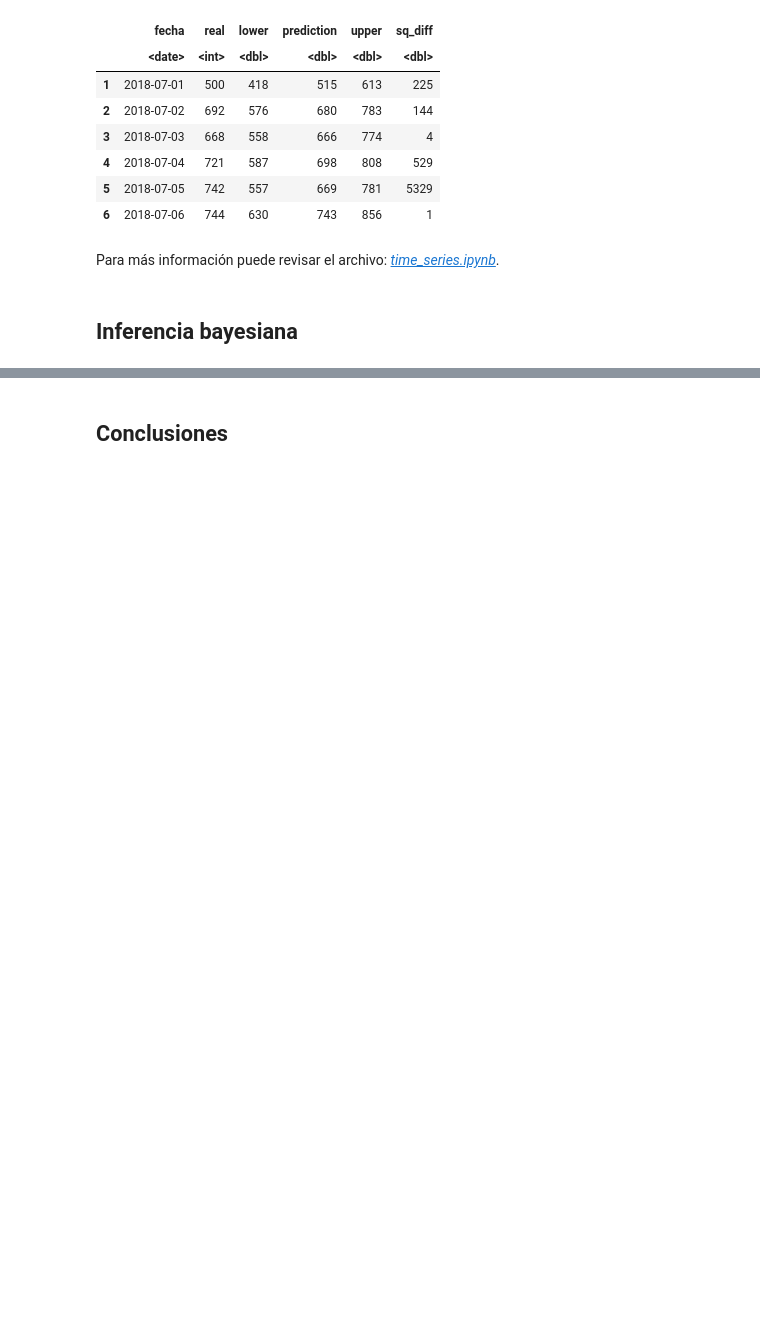
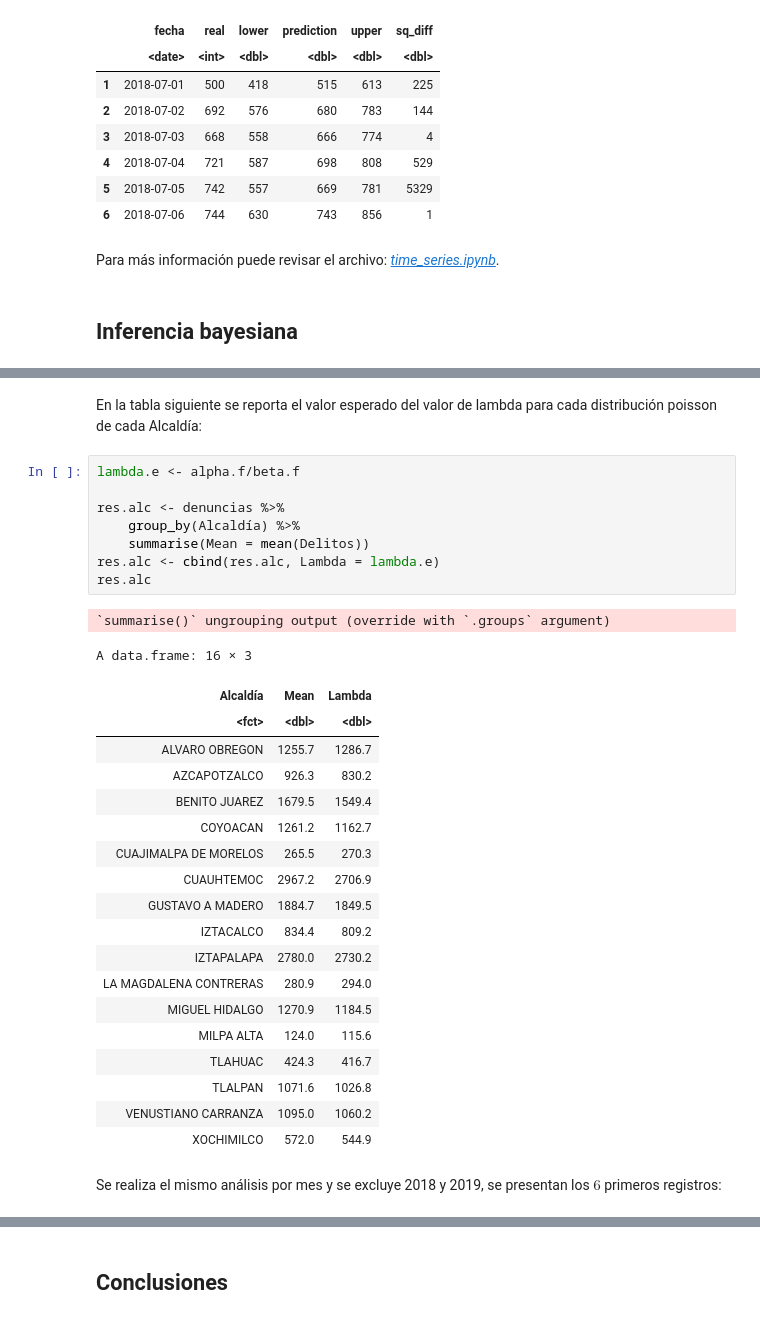
Before and after one commit to prope-2020-gh-classroom/practica-final-por-equipos-verano-2020-itam-atos-wk, a Jupyter notebook: practica_final_equipo_10.ipynb, the cells around one changed output, grey strips where cells are left out. Cells and saved outputs as stored; diff of their text form; blank space fills up the shorter version.

```diff
--- a/practica_final_equipo_10.ipynb
+++ b/practica_final_equipo_10.ipynb
@@ -487,0 +563,33 @@ Para más información puede revisar el archivo: _[time_series.ipynb](time_serie
+# %% [markdown]
+En la tabla siguiente se reporta el valor esperado del valor de lambda para cada distribución poisson de cada Alcaldía:
+# %%
+lambda.e <- alpha.f/beta.f
+
+res.alc <- denuncias %>%
+    group_by(Alcaldía) %>%
+    summarise(Mean = mean(Delitos))
+res.alc <- cbind(res.alc, Lambda = lambda.e)
+res.alc
+# %% [output]
+`summarise()` ungrouping output (override with `.groups` argument)
+A data.frame: 16 × 3
+| Alcaldía | Mean | Lambda |
+| <fct> | <dbl> | <dbl> |
+| ALVARO OBREGON | 1255.7 | 1286.7 |
+| AZCAPOTZALCO | 926.3 | 830.2 |
+| BENITO JUAREZ | 1679.5 | 1549.4 |
+| COYOACAN | 1261.2 | 1162.7 |
+| CUAJIMALPA DE MORELOS | 265.5 | 270.3 |
+| CUAUHTEMOC | 2967.2 | 2706.9 |
+| GUSTAVO A MADERO | 1884.7 | 1849.5 |
+| IZTACALCO | 834.4 | 809.2 |
+| IZTAPALAPA | 2780.0 | 2730.2 |
+| LA MAGDALENA CONTRERAS | 280.9 | 294.0 |
+| MIGUEL HIDALGO | 1270.9 | 1184.5 |
+| MILPA ALTA | 124.0 | 115.6 |
+| TLAHUAC | 424.3 | 416.7 |
+| TLALPAN | 1071.6 | 1026.8 |
+| VENUSTIANO CARRANZA | 1095.0 | 1060.2 |
+| XOCHIMILCO | 572.0 | 544.9 |
+# %% [markdown]
+Se realiza el mismo análisis por mes y se excluye 2018 y 2019, se presentan los $6$ primeros registros:
```
Also changed, not shown: parts of 24 cells of this notebook.
